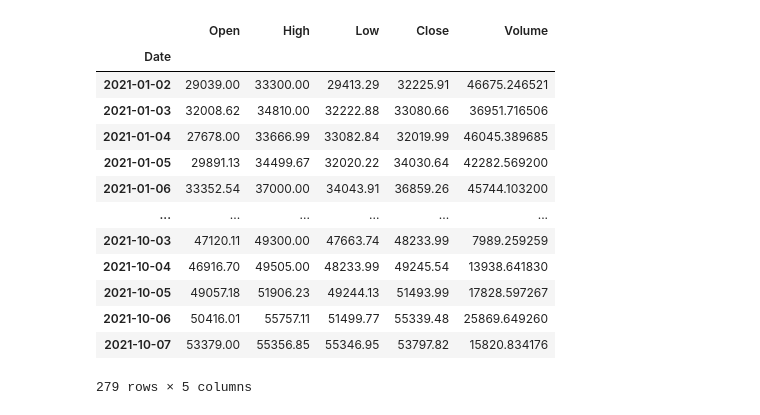
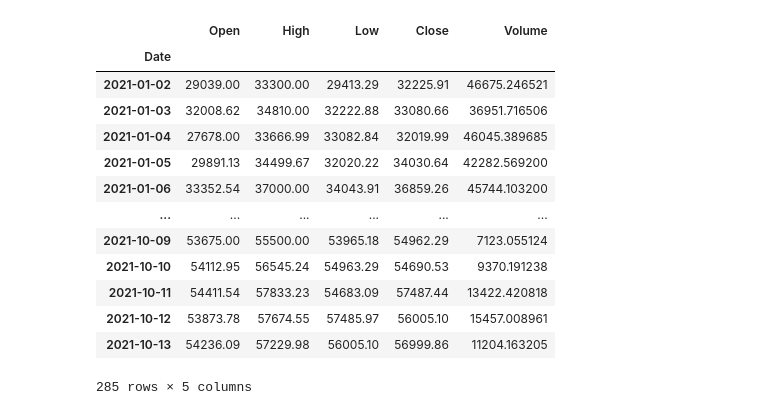
Before and after one commit to Swati-Subhadarshini/UWFinTech_Group3_Project1, a Jupyter notebook: Test_CBPRO.ipynb, the cells around one changed output. Saved outputs shown, nothing was run; the diff lists cells and outputs as text; code cells hidden in the pictures.

```diff
--- a/Test_CBPRO.ipynb
+++ b/Test_CBPRO.ipynb
@@ -7,24 +9,24 @@ import cbpro
 # %%
 c = cbpro.PublicClient()
 # %%
-Bitcoin = pd.DataFrame(c.get_product_historic_rates('BTC-USD', start = '2021-01-01T01:00:00', end = '2021-10-07T01:00:00' , granularity = 86400))
+Bitcoin = pd.DataFrame(c.get_product_historic_rates('BTC-USD', start = '2021-01-01T01:00:00', end = date.today() , granularity = 86400))
 Bitcoin.columns= ["Date","Open","High","Low","Close","Volume"]
 Bitcoin['Date'] = pd.to_datetime(Bitcoin['Date'], unit='s')
 Bitcoin.set_index('Date', inplace=True)
 Bitcoin.sort_values(by='Date', ascending=True, inplace=True)
 Bitcoin
 # %% [output]
 |  | Open | High | Low | Close | Volume |
 | Date |  |  |  |  |  |
 | 2021-01-02 | 29039.00 | 33300.00 | 29413.29 | 32225.91 | 46675.246521 |
 | 2021-01-03 | 32008.62 | 34810.00 | 32222.88 | 33080.66 | 36951.716506 |
 | 2021-01-04 | 27678.00 | 33666.99 | 33082.84 | 32019.99 | 46045.389685 |
 | 2021-01-05 | 29891.13 | 34499.67 | 32020.22 | 34030.64 | 42282.569200 |
 | 2021-01-06 | 33352.54 | 37000.00 | 34043.91 | 36859.26 | 45744.103200 |
 | ... | ... | ... | ... | ... | ... |
-| 2021-10-03 | 47120.11 | 49300.00 | 47663.74 | 48233.99 | 7989.259259 |
-| 2021-10-04 | 46916.70 | 49505.00 | 48233.99 | 49245.54 | 13938.641830 |
-| 2021-10-05 | 49057.18 | 51906.23 | 49244.13 | 51493.99 | 17828.597267 |
-| 2021-10-06 | 50416.01 | 55757.11 | 51499.77 | 55339.48 | 25869.649260 |
-| 2021-10-07 | 53379.00 | 55356.85 | 55346.95 | 53797.82 | 15820.834176 |
+| 2021-10-09 | 53675.00 | 55500.00 | 53965.18 | 54962.29 | 7123.055124 |
+| 2021-10-10 | 54112.95 | 56545.24 | 54963.29 | 54690.53 | 9370.191238 |
+| 2021-10-11 | 54411.54 | 57833.23 | 54683.09 | 57487.44 | 13422.420818 |
+| 2021-10-12 | 53873.78 | 57674.55 | 57485.97 | 56005.10 | 15457.008961 |
+| 2021-10-13 | 54236.09 | 57229.98 | 56005.10 | 56999.86 | 11204.163205 |
-279 rows × 5 columns
+285 rows × 5 columns
```
Also changed, not shown: parts of 25 cells of this notebook, 1 other file.
